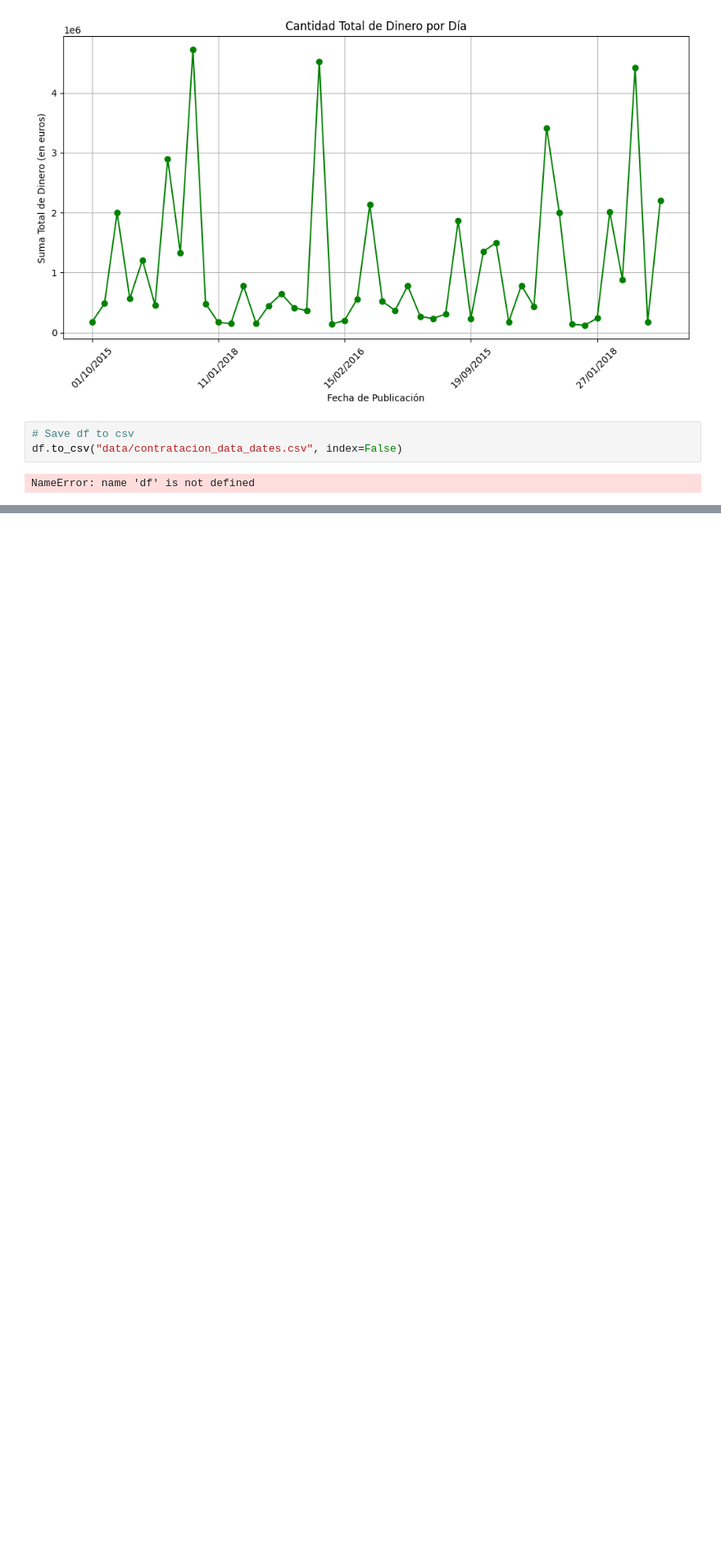
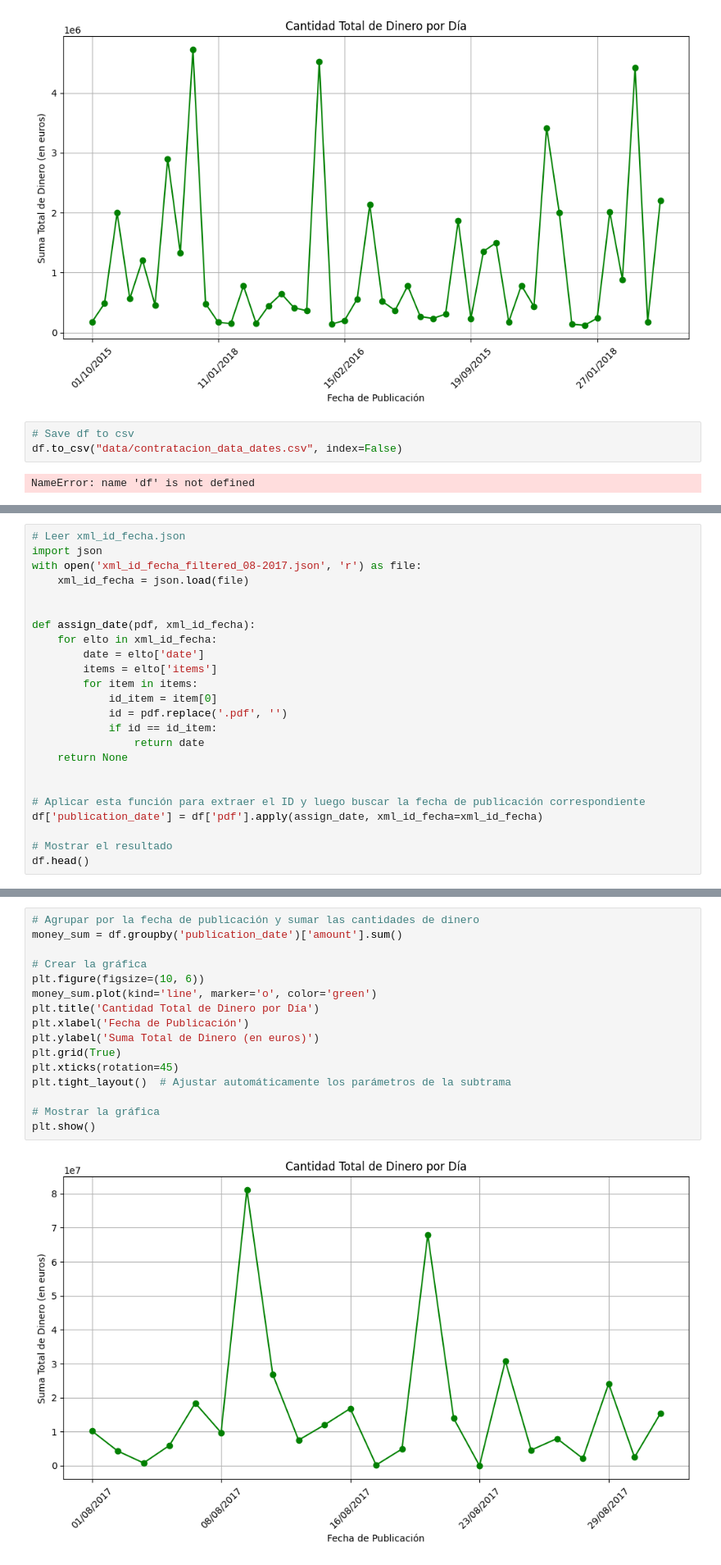
Before and after one commit to danmorper/NLP, a Jupyter notebook: licitaciones/analisis_datos.ipynb, the cells around one changed output, grey strips where cells are left out. Shown at 82% size. Cells and saved outputs as stored; diff of their text form; blank space fills up the shorter version.

```diff
--- a/licitaciones/analisis_datos.ipynb
+++ b/licitaciones/analisis_datos.ipynb
@@ -237,0 +366,24 @@ NameError: name 'df' is not defined
+# %%
+# Leer xml_id_fecha.json
+import json
+with open('xml_id_fecha_filtered_08-2017.json', 'r') as file:
+    xml_id_fecha = json.load(file)
+
+
+def assign_date(pdf, xml_id_fecha):
+    for elto in xml_id_fecha:
+        date = elto['date']
+        items = elto['items']
+        for item in items:
+            id_item = item[0]
+            id = pdf.replace('.pdf', '')
+            if id == id_item:
+                return date
+    return None
+
+
+# Aplicar esta función para extraer el ID y luego buscar la fecha de publicación correspondiente
+df['publication_date'] = df['pdf'].apply(assign_date, xml_id_fecha=xml_id_fecha)
+
+# Mostrar el resultado
+df.head()
@@ -237,0 +397,18 @@ NameError: name 'df' is not defined
+# %%
+# Agrupar por la fecha de publicación y sumar las cantidades de dinero
+money_sum = df.groupby('publication_date')['amount'].sum()
+
+# Crear la gráfica
+plt.figure(figsize=(10, 6))
+money_sum.plot(kind='line', marker='o', color='green')
+plt.title('Cantidad Total de Dinero por Día')
+plt.xlabel('Fecha de Publicación')
+plt.ylabel('Suma Total de Dinero (en euros)')
+plt.grid(True)
+plt.xticks(rotation=45)
+plt.tight_layout()  # Ajustar automáticamente los parámetros de la subtrama
+
+# Mostrar la gráfica
+plt.show()
+# %% [output]
+[figure, added]
```
Also changed, not shown: parts of 23 cells of this notebook, 10 other files.
